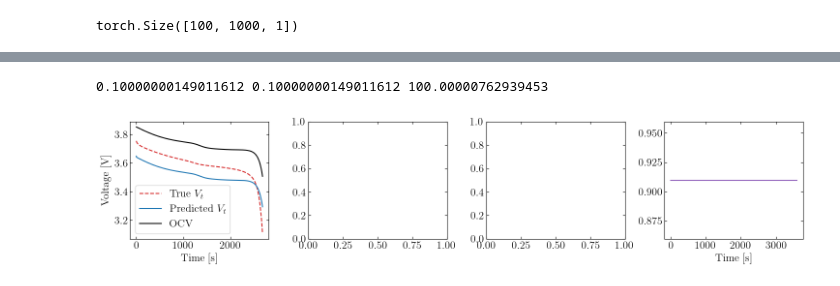
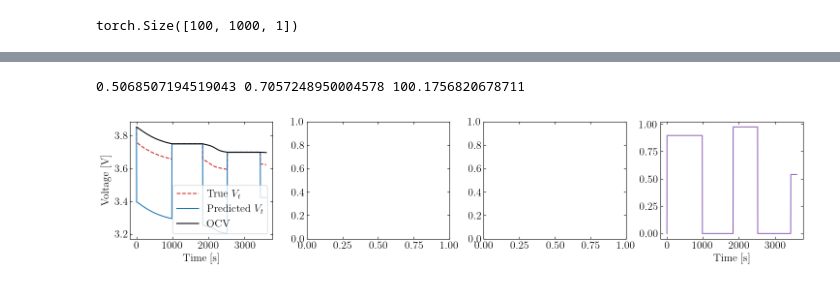
Before and after one commit to j-haralds/MSc_thesis, a Jupyter notebook: program/3_PHNN_ECM/4_JH_PHNN.ipynb, the cells around one changed output, grey strips where cells are left out. Cells and saved outputs as stored; diff of their text form; code cells hidden in the pictures.

```diff
--- a/program/3_PHNN_ECM/4_JH_PHNN.ipynb
+++ b/program/3_PHNN_ECM/4_JH_PHNN.ipynb
@@ -148,7 +148,7 @@ def load_data(path, var_index = var_index):
     return data
 
 
-path = f'data_PHNN/data_c_DC_dt_{T}.npz'
+path = f'data_PHNN/data_c_pulse_dt_{T}.npz'
 D = load_data(path)
 I = D['I']; V = D['V']; ocv = D['ocv']
 B = I.shape[0]
@@ -234,15 +234,23 @@ class BatteryPHNN_SOC(nn.Module):
             nn.Tanh(),
             nn.Linear(hidden, 1)
         )
-        self.R1_raw = nn.Parameter(torch.tensor(-2.0))
-        self.R0_raw = nn.Parameter(torch.tensor(-2.0))
-        self.C1_raw = nn.Parameter(torch.tensor(4.6))
+        self.R1 = nn.Parameter(torch.tensor(0.1))
+        self.R0 = nn.Parameter(torch.tensor(.1))
+        self.C1 = nn.Parameter(torch.tensor(100.))
+    # @property
+    # def R0(self):
+    #     return torch.nn.functional.softplus(self.R0_raw)
+
+    # @property
+    # def R1(self):
+    #     return torch.nn.functional.softplus(self.R1_raw)
+
+    # @property
+    # def C1(self):
+    #     return torch.nn.functional.softplus(self.C1_raw)
 
     def forward(self, x):
         # soc: (B,) or (B, 1)
-        R0 = torch.nn.functional.softplus(self.R0_raw)
-        R1 = torch.nn.functional.softplus(self.R1_raw)
-        C1 = torch.nn.functional.softplus(self.C1_raw)
         return nn.functional.softplus(self.net(x))   # (B, 3)
 
 model = BatteryPHNN_SOC()
@@ -259,7 +267,7 @@ def dynamics(pred, X, I_t):
 
     dH_dq = dH_dx(pred,X)[:, 1]  # Assuming q1 is the second state variable in X
     #dH_dq = torch.sqrt(2 * pred / model.C1)
-    dq1 = I_t - dH_dq / model.R1
+    dq1 = I_t - dH_dq / abs(model.R1)
     dQ = - I_t
     return torch.stack([dQ, dq1], dim=1)
 
@@ -303,7 +311,7 @@ def ph_rollout(model, x0, I_phys, ocv_phys, dt, evalu = True):
         I_t   = I_phys[:, t]         # (B,)
         ocv_t = ocv_phys[:, t]       # (B,)
         H_pred = model(x)  # (B, H)   Predict parameters from SOC
-        V_t = ocv_t - dH_dx(H_pred,x)[:, 1] - model.R0 * I_t  # (B,)     Compute voltage from OCV and q1
+        V_t = ocv_t - dH_dx(H_pred,x)[:, 1] - abs(model.R0) * I_t  # (B,)     Compute voltage from OCV and q1
         V_pred.append(V_t)
         C1.append(2 * H_pred / dH_dx(H_pred,x)[:, 1]**2)
         x = Euler_evolver(H_pred, x, I_t, dt)
@@ -408,24 +407,24 @@ def eval_rollout_phnn(idx=0):
 
     return V_pred, V_true, I_phys, t, valid,C
 # %%
-idx = 11
+idx = 12
 V_pred, V_true, I_phys,t_plot, valid,C = eval_rollout_phnn(idx)
 
 fig, axes = plt.subplots(1, 4, figsize=(15, 3.5))
 
 axes[0].plot(t_plot[valid], V_true[valid], '--', color = 'tab:red', label=r'True $V_t$')
 axes[0].plot(t_plot[valid], V_pred[valid], color = 'tab:blue',  label=r'Predicted $V_t$')
 axes[0].plot(t_plot[valid], ocv_test[idx][valid], 'k-', label=r'OCV')
 axes[0].set_xlabel("Time [s]")
 axes[0].set_ylabel("Voltage [V]")
 axes[0].legend()
 
 print(model.R0.item(), model.R1.item(), C[-1][0].item())
 
 axes[3].plot(t_plot, I_phys[0, :], color='tab:purple', label=r'RC time constant $\tau$ [s]')
 axes[3].set_xlabel("Time [s]")
 
 fig.tight_layout()
 # %% [output]
-0.10000000149011612 0.10000000149011612 100.00000762939453
+0.5068507194519043 0.7057248950004578 100.1756820678711
-[figure, old version]
+[figure, new version]
```
Also changed, not shown: parts of 3 cells of this notebook, 1 other file.
